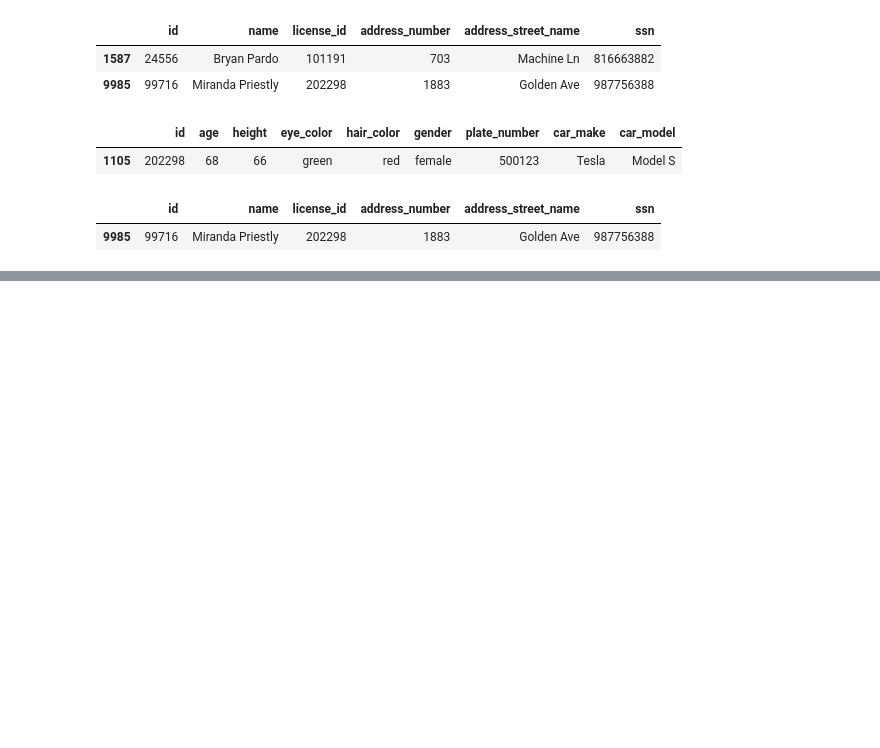
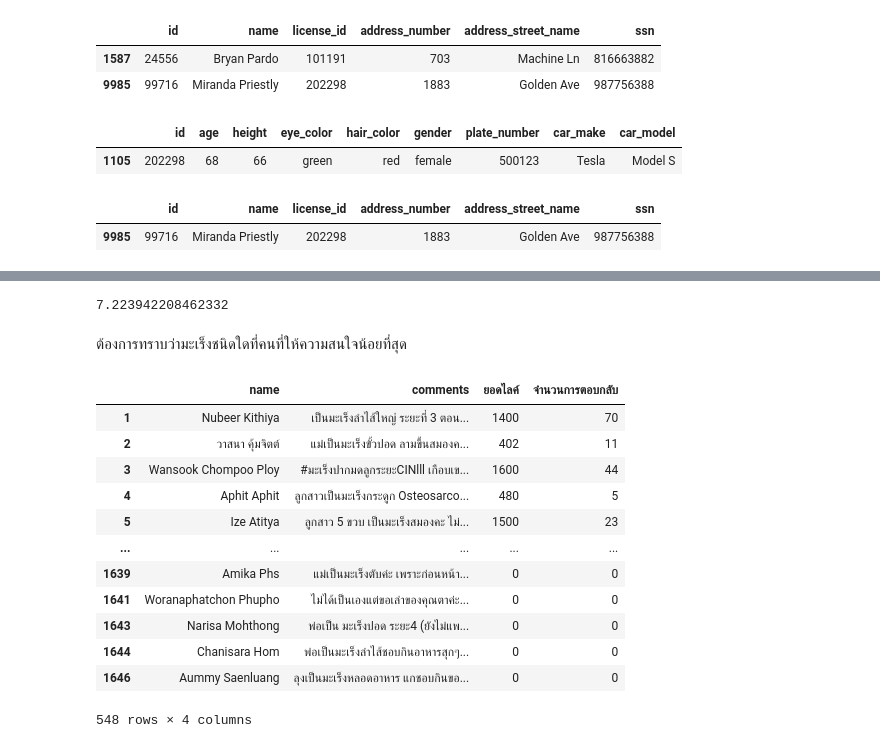
Before and after one commit to Pornwalaifoxall/python_dataviz2024, a Jupyter notebook: Midterm.ipynb, the cells around one changed output, grey strips where cells are left out. Drawn from its saved outputs; the diff is of its cells as text; code cells hidden in the pictures; blank space fills up the shorter version.

```diff
--- a/Midterm.ipynb
+++ b/Midterm.ipynb
@@ -307,0 +408,38 @@ person_employer
+# %%
+most_replied_comment_ratio
+# %% [output]
+7.223942208462332
+# %% [markdown]
+ต้องการทราบว่ามะเร็งชนิดใดที่คนที่ให้ความสนใจน้อยที่สุด
+# %%
+# prompt: หาคนที่เป็นมะเร็งทั้งหมด จาก comments
+
+# สร้าง list ของคำที่เกี่ยวข้องกับมะเร็ง
+cancer_keywords = ["มะเร็ง"]
+
+# ฟังก์ชันเพื่อตรวจสอบว่าข้อความมีคำที่เกี่ยวข้องกับมะเร็งหรือไม่
+def contains_cancer_keyword(text):
+  for keyword in cancer_keywords:
+    if keyword in str(text):
+      return True
+  return False
+
+# กรองข้อมูลเพื่อหา comments ที่มีคำที่เกี่ยวข้องกับมะเร็ง
+cancer_related_comments = Data_Docter[Data_Docter['comments'].apply(contains_cancer_keyword)]
+
+# แสดงผลลัพธ์
+cancer_related_comments
+# %% [output]
+|  | name | comments | ยอดไลค์ | จำนวนการตอบกลับ |
+| 1 | Nubeer Kithiya | เป็นมะเร็งลำไส้ใหญ่ ระยะที่ 3 ตอน... | 1400 | 70 |
+| 2 | วาสนา คุ้มจิตต์ | แม่เป็นมะเร็งขั้วปอด ลามขึ้นสมองค... | 402 | 11 |
+| 3 | Wansook Chompoo Ploy | #มะเร็งปากมดลูกระยะCINlll เกือบเข... | 1600 | 44 |
+| 4 | Aphit Aphit | ลูกสาวเป็นมะเร็งกระดูก Osteosarco... | 480 | 5 |
+| 5 | Ize Atitya | ลูกสาว 5 ขวบ เป็นมะเร็งสมองคะ ไม่... | 1500 | 23 |
+| ... | ... | ... | ... | ... |
+| 1639 | Amika Phs | แม่เป็นมะเร็งตับค่ะ เพราะก่อนหน้า... | 0 | 0 |
+| 1641 | Woranaphatchon Phupho | ไม่ได้เป็นเองแต่ขอเล่าของคุณตาค่ะ... | 0 | 0 |
+| 1643 | Narisa Mohthong | พ่อเป็น มะเร็งปอด ระยะ4 (ยังไม่แพ... | 0 | 0 |
+| 1644 | Chanisara Hom | พ่อเป็นมะเร็งลำไส้ชอบกินอาหารสุกๆ... | 0 | 0 |
+| 1646 | Aummy Saenluang | ลุงเป็นมะเร็งหลอดอาหาร แกชอบกินขอ... | 0 | 0 |
+548 rows × 4 columns
```
Also changed, not shown: parts of 18 cells of this notebook.
